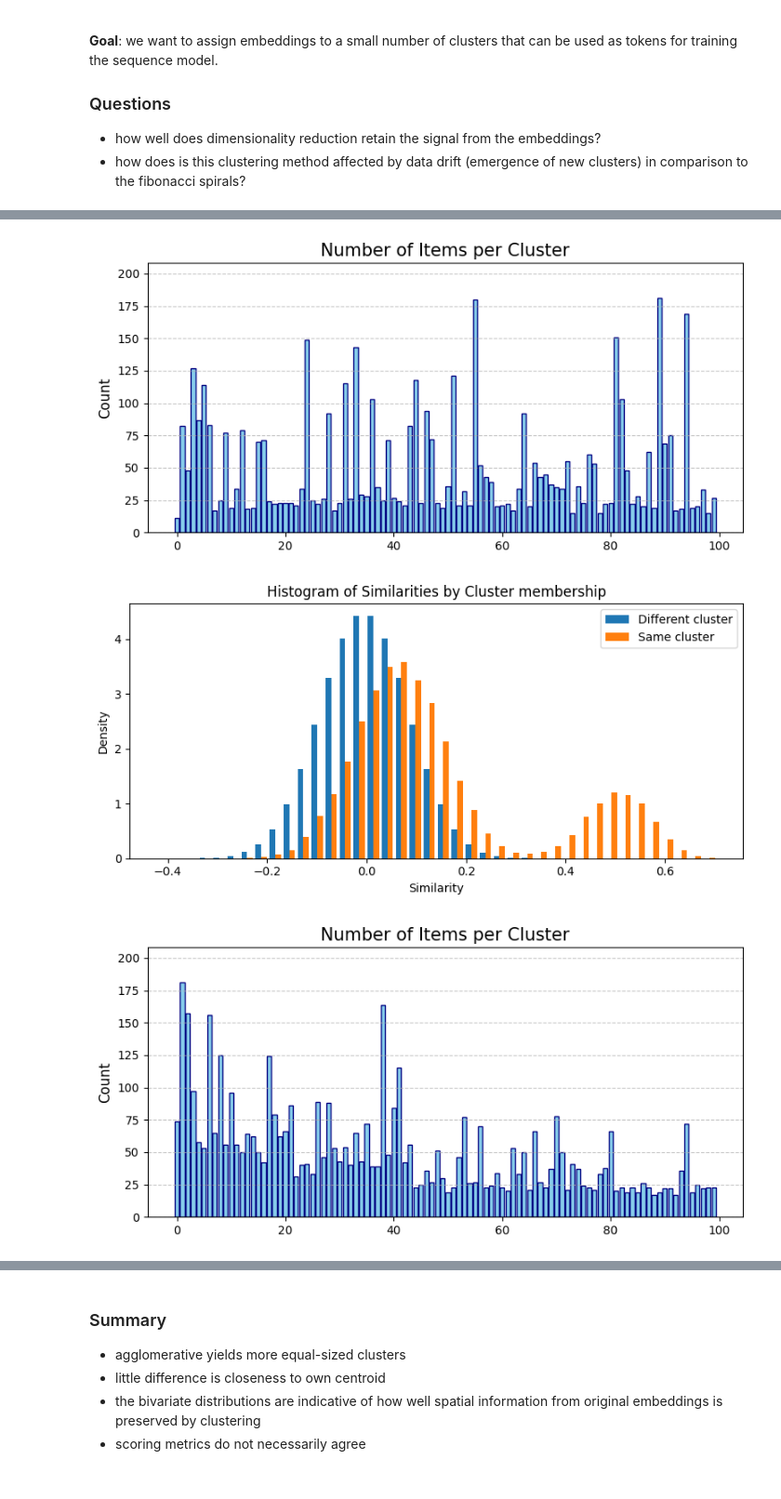
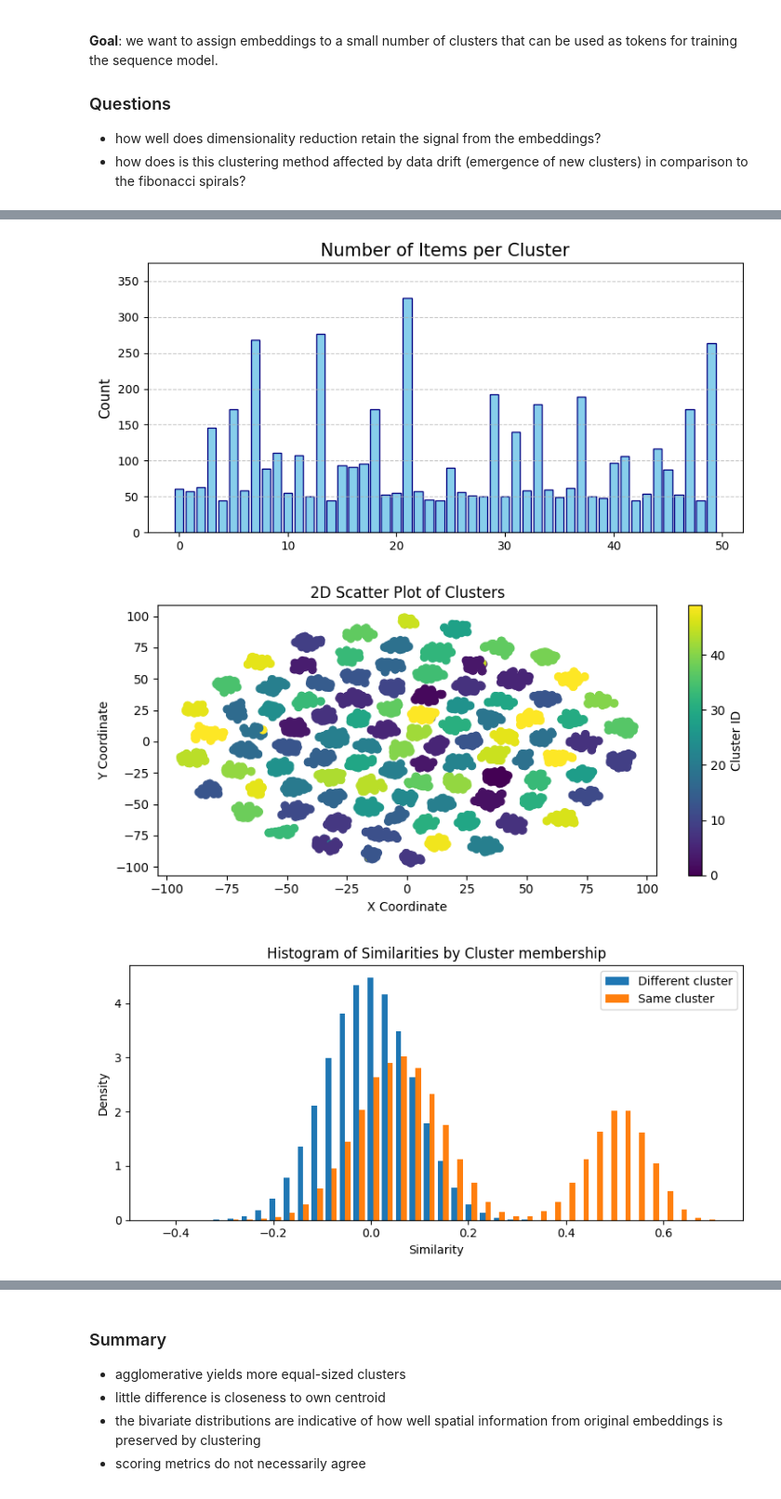
Before and after one commit to odissei-lifecourse/life-sequencing-dutch, a Jupyter notebook: notebooks/emb-clustering.ipynb, the cells around one changed output, grey strips where cells are left out. Shown: that part at 93% size. Saved outputs shown, nothing was run; the diff lists cells and outputs as text; code cells hidden in the pictures.

```diff
--- a/notebooks/emb-clustering.ipynb
+++ b/notebooks/emb-clustering.ipynb
@@ -13,7 +15,7 @@ from sklearn.cluster import KMeans, AgglomerativeClustering
 # %%
-n_true_clusters = 300
+n_true_clusters = 100
 N = 5_000
-n_clusters = 100
+n_clusters = 50
 embs = create_fake_embs(n=N, n_clusters=n_true_clusters)
 embs.head()
 # %% [output]
@@ -28,13 +30,14 @@ shape: (5, 129)
 # %%
 input_map = {
     "kmeans": KMeans(random_state=0, n_init="auto"),
     "agglom_base": AgglomerativeClustering(),
     "agglom_cosine": AgglomerativeClustering(metric="cosine", linkage="average"),
+    "gmm": GaussianMixture()
 }
 results = {}
 for name, estimator in input_map.items():
     results[name] = estimate_and_evaluate(name, estimator, embs, n_clusters)
 # %% [output]
-[figure, old version]
+[figure, new version]
-[figure, old version]
+[figure, new version]
-[figure, old version]
+[figure, new version]
```
Also changed, not shown: parts of 4 cells of this notebook.
